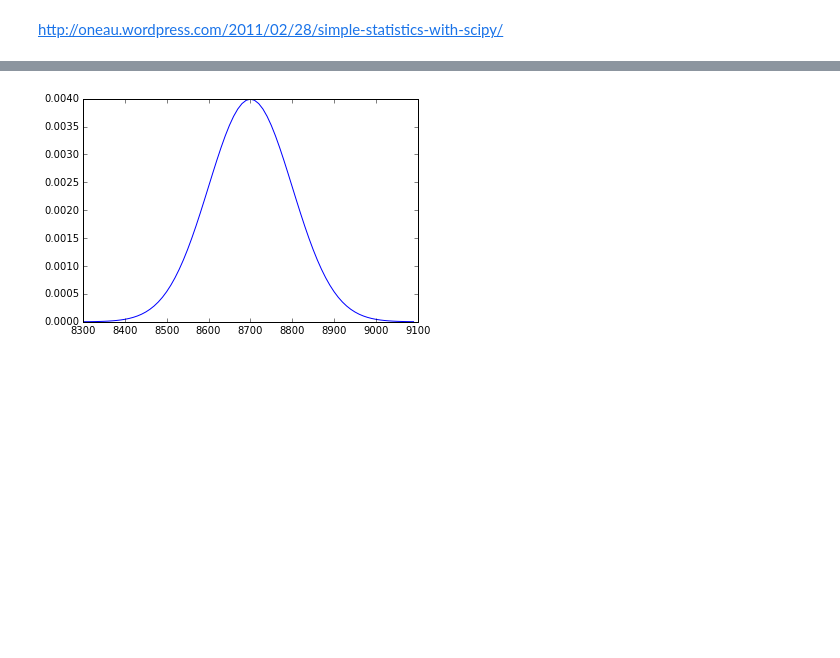
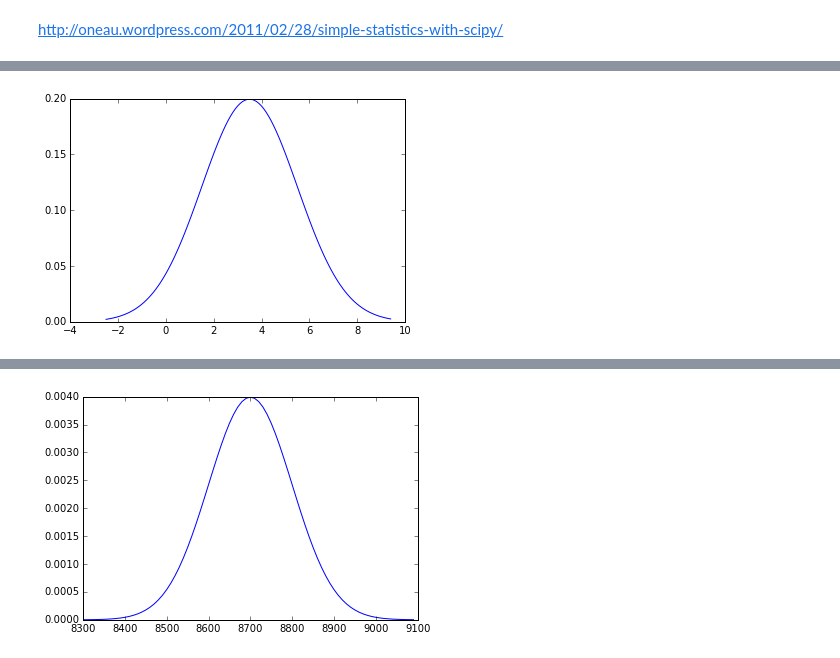
Before and after one commit to lmpizarro/apuntes-python-cientifico, a Jupyter notebook: src/notebooks/reliability.ipynb, the cells around one changed output, grey strips where cells are left out. Cells and saved outputs as stored; diff of their text form; code cells hidden in the pictures; blank space fills up the shorter version.

```diff
--- a/src/notebooks/reliability.ipynb
+++ b/src/notebooks/reliability.ipynb
@@ -10,0 +20,14 @@ http://oneau.wordpress.com/2011/02/28/simple-statistics-with-scipy/
+# %%
+import scipy.stats as stats
+from matplotlib import pyplot as plt
+%matplotlib inline
+
+media = 3.5
+std   = 2.0
+pdf = stats.norm(loc=media, scale=std)
+x = np.arange(media-3*std,media+3*std,.1)
+y = pdf.pdf(x)
+
+plt.plot (x,y);
+# %% [output]
+[figure, added]
```
Also changed, not shown: parts of 31 cells of this notebook, 1 other file.
